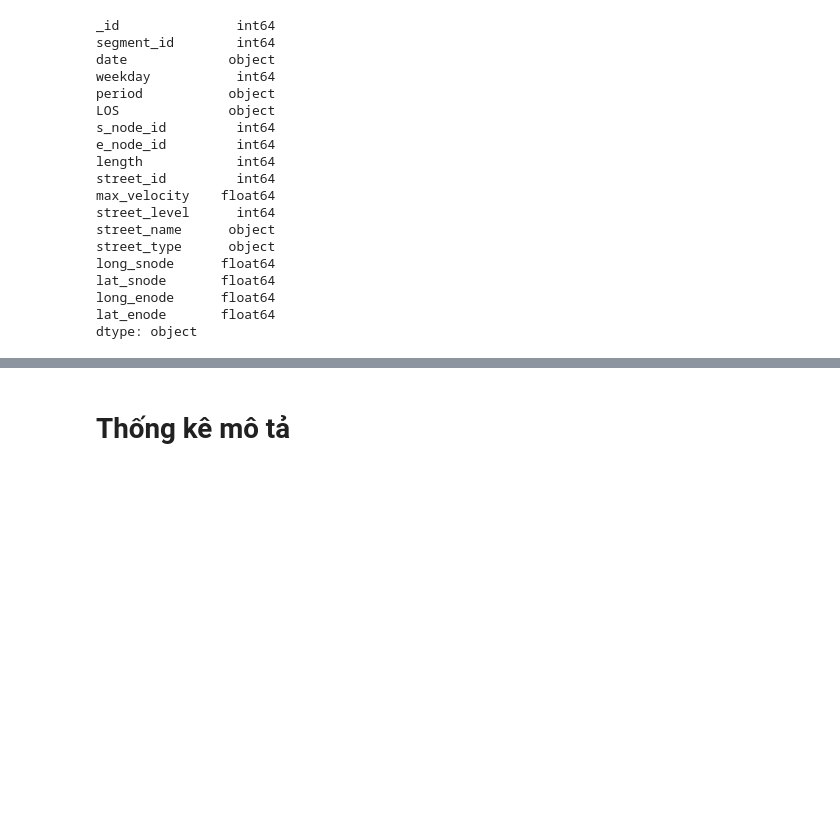
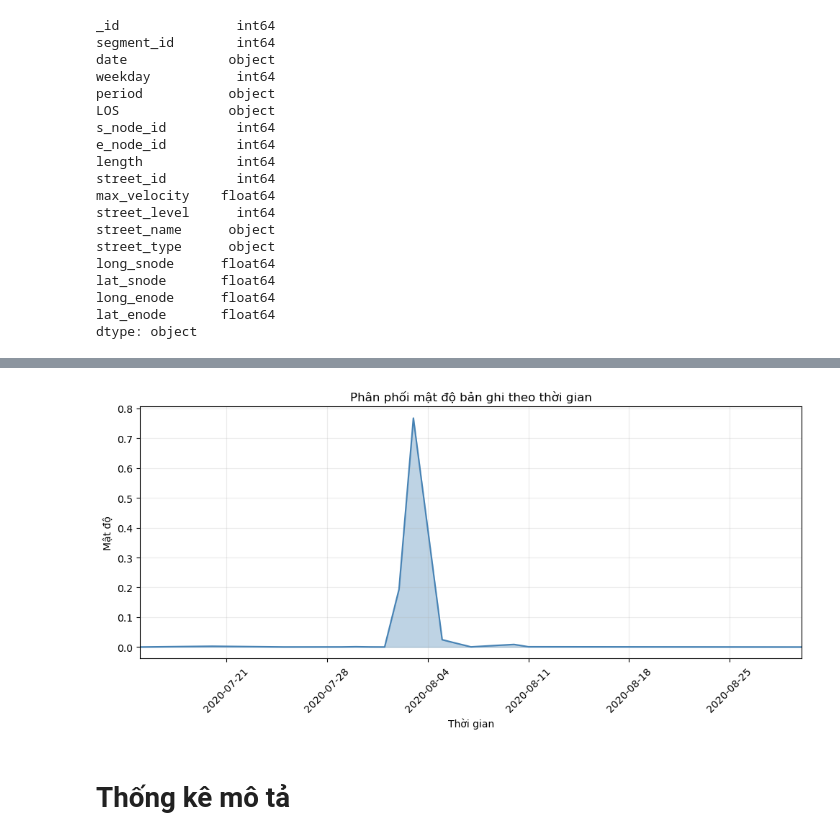
Before and after one commit to An-Sadek/HCM_IOT_GNN, a Jupyter notebook: preprocess/exploration.ipynb, the cells around one changed output, grey strips where cells are left out. Drawn from its saved outputs; the diff is of its cells as text; code cells hidden in the pictures; blank space fills up the shorter version.

```diff
--- a/preprocess/exploration.ipynb
+++ b/preprocess/exploration.ipynb
@@ -129,3 +495,43 @@ dtype: object
+# %%
+import matplotlib.pyplot as plt
+import matplotlib.dates as mdates
+
+data = period_1.copy().sort_values("updated_at")
+
+# Chuẩn hóa count thành mật độ
+data["density"] = data["count"] / data["count"].sum()
+
+fig, ax = plt.subplots(figsize=(10, 5))
+
+ax.fill_between(
+    data["updated_at"],
+    data["density"],
+    color="steelblue",
+    alpha=0.35
+)
+
+ax.plot(
+    data["updated_at"],
+    data["density"],
+    color="steelblue",
+    linewidth=1.5
+)
+
+ax.set_title("Phân phối mật độ bản ghi theo thời gian")
+ax.set_xlabel("Thời gian")
+ax.set_ylabel("Mật độ")
+
+ax.xaxis.set_major_locator(mdates.WeekdayLocator(interval=1))
+ax.xaxis.set_major_formatter(mdates.DateFormatter("%Y-%m-%d"))
+ax.tick_params(axis="x", labelrotation=45)
+
+ax.margins(x=0)
+ax.grid(alpha=0.25)
+
+plt.tight_layout()
+plt.show()
+# %% [output]
+[figure, added]
 # %% [markdown]
 # Thống kê mô tả
 # %%
```
Also changed, not shown: parts of 39 cells of this notebook, 20 other files.
